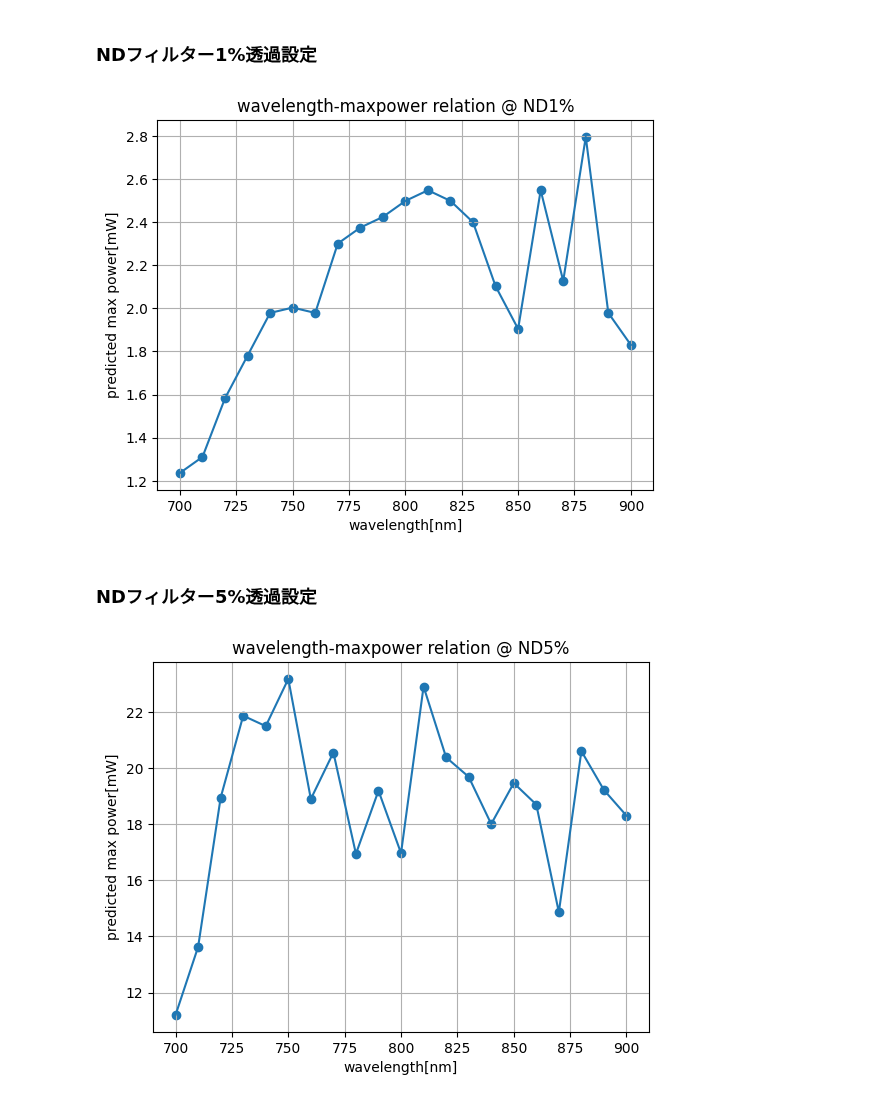
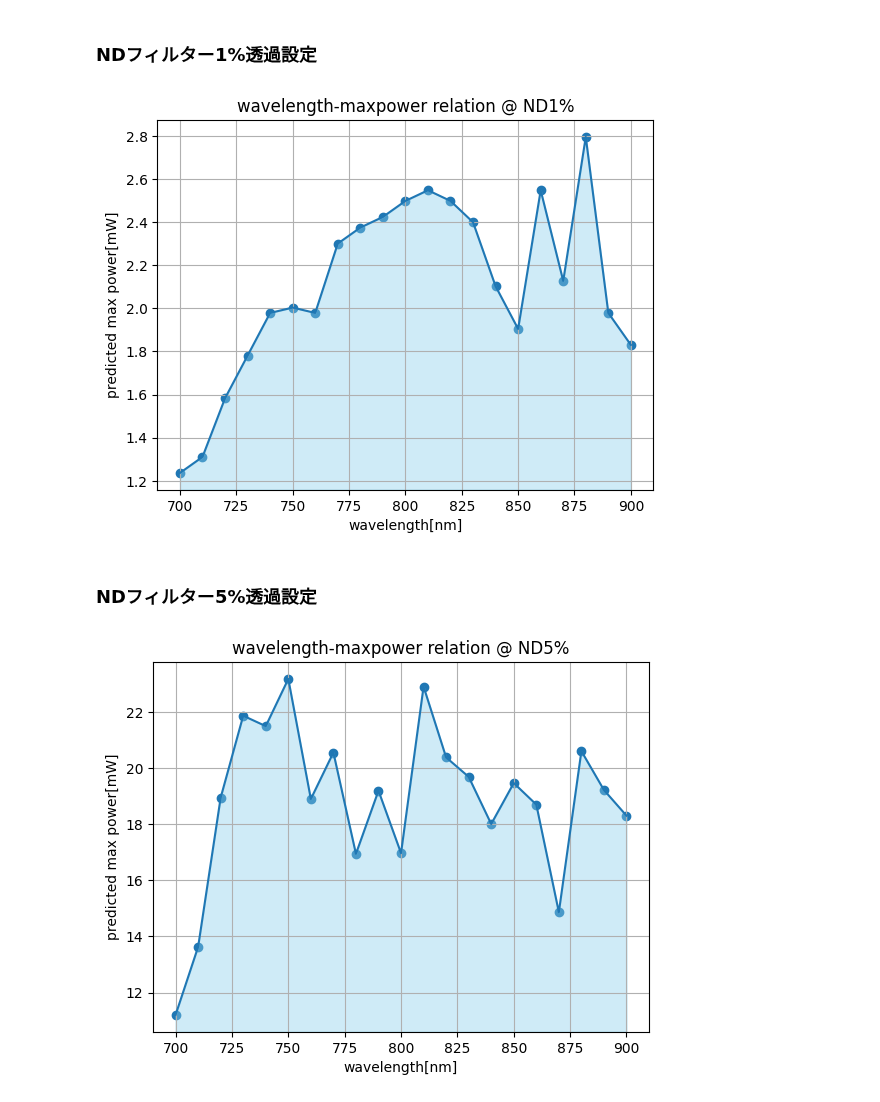
Before and after one commit to chiashi-lab/pl, a Jupyter notebook: notebook/003tisp.ipynb, the cells around one changed output. Drawn from its saved outputs; the diff is of its cells as text; code cells hidden in the pictures.

```diff
--- a/notebook/003tisp.ipynb
+++ b/notebook/003tisp.ipynb
@@ -140,11 +140,14 @@ plt.plot(df["wavelength"], df["predicted_power"] * 1000)
 plt.scatter(df["wavelength"], df["predicted_power"] * 1000)
 plt.xlabel('wavelength[nm]')
 plt.ylabel('predicted max power[mW]')
+bottom, top = plt.ylim()
+plt.fill_between(df["wavelength"], df["predicted_power"] * 1000, bottom, color='skyblue', alpha=0.4)
+plt.ylim(bottom, top)
 plt.title('wavelength-maxpower relation @ ND1%')
 plt.grid()
 plt.show()
 # %% [output]
-[figure, old version]
+[figure, new version]
 # %% [markdown]
 ### NDフィルター5%透過設定
 # %%
@@ -152,12 +155,15 @@ filepath = "../data/wavepowerdata/wavelength_power_relation_ND5.csv"
 # %%
 df = pd.read_csv(filepath, header=0, sep=",")
 
 plt.plot(df["wavelength"], df["predicted_power"] * 1000)
 plt.scatter(df["wavelength"], df["predicted_power"] * 1000)
 plt.xlabel('wavelength[nm]')
 plt.ylabel('predicted max power[mW]')
+bottom, top = plt.ylim()
+plt.fill_between(df["wavelength"], df["predicted_power"] * 1000, bottom, color='skyblue', alpha=0.4)
+plt.ylim(bottom, top)
 plt.title('wavelength-maxpower relation @ ND5%')
 plt.grid()
 plt.show()
 # %% [output]
-[figure, old version]
+[figure, new version]
```
Also changed, not shown: parts of 1 cell of this notebook, 1 other file.
